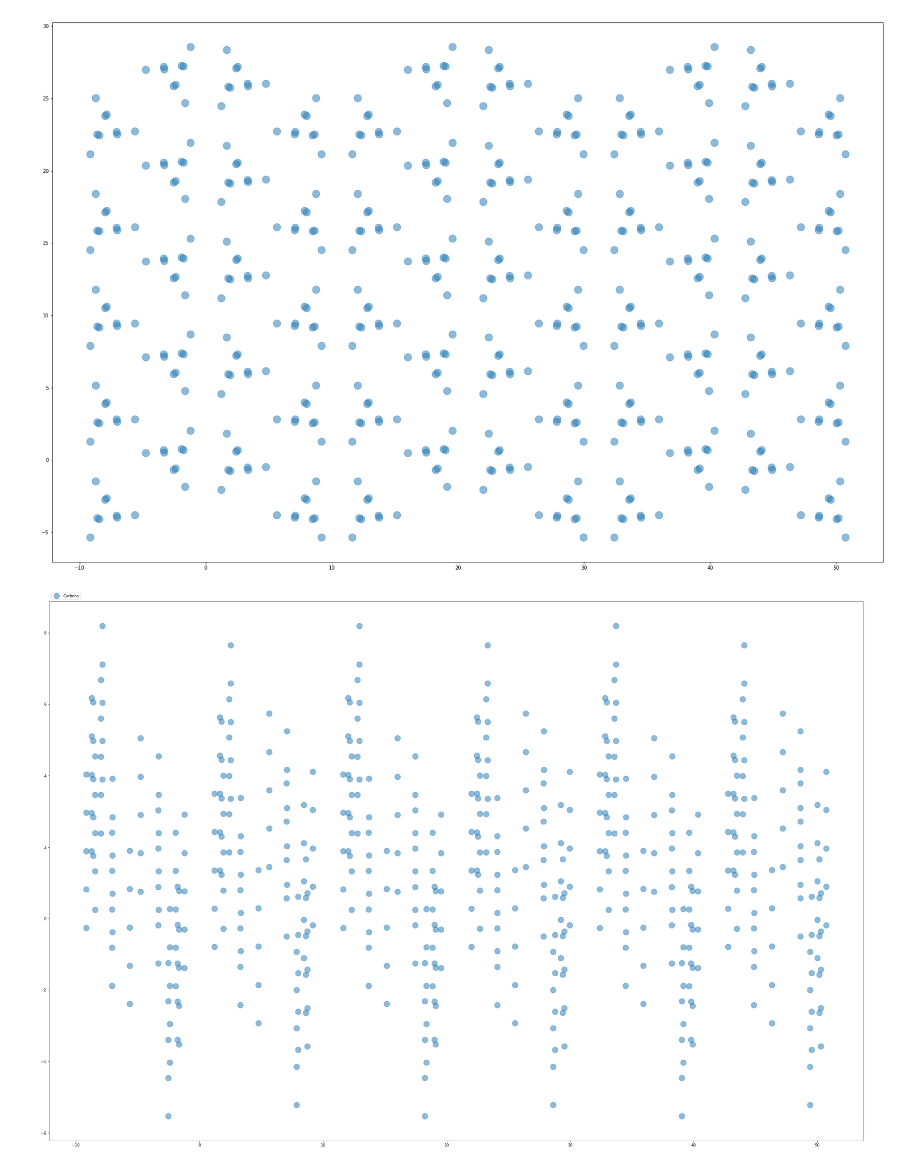
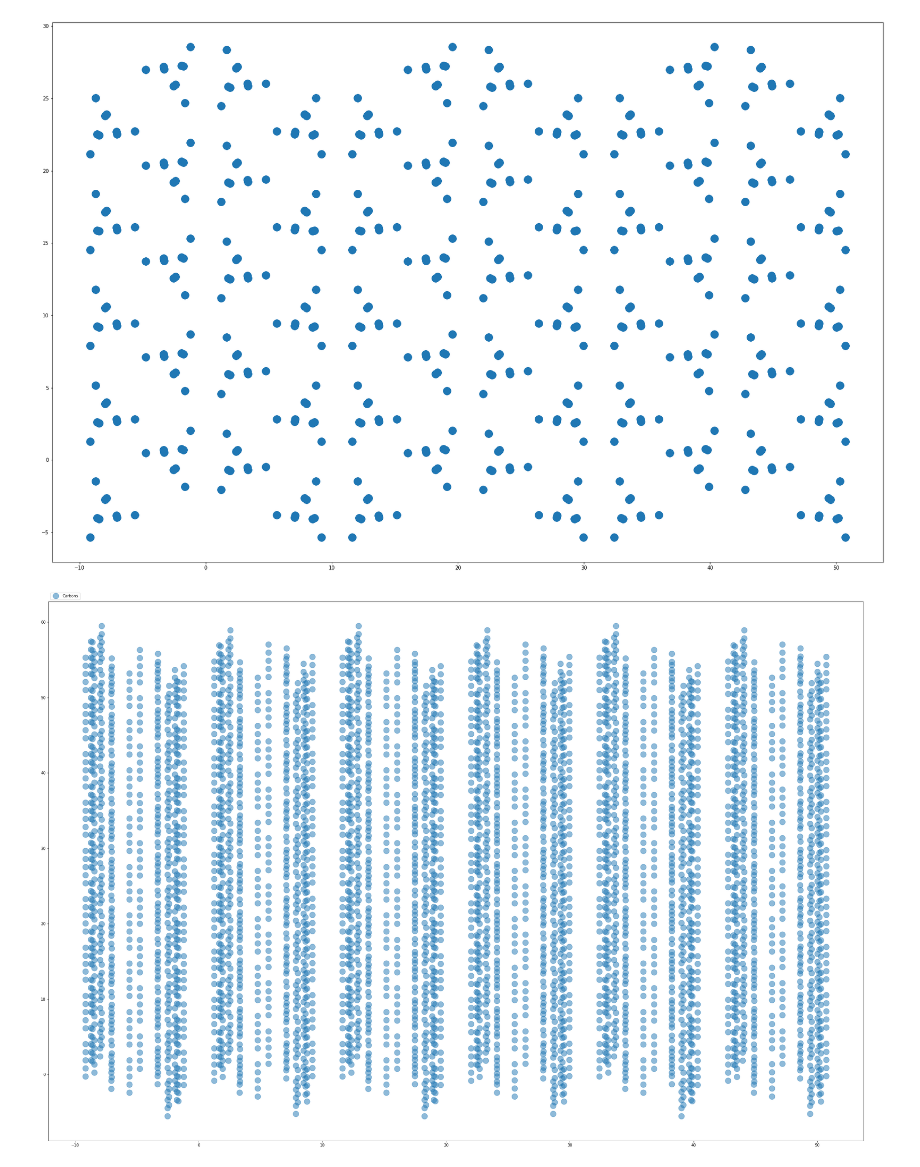
Before and after one commit to Omid-Eghlidos/Systematic-coarse-graining, a Jupyter notebook: Alpha_Carbons.ipynb, the cells around one changed output. Drawn from its saved outputs; the diff is of its cells as text; code cells hidden in the pictures.

```diff
--- a/Alpha_Carbons.ipynb
+++ b/Alpha_Carbons.ipynb
@@ -106,36 +106,36 @@ def crystal(a,b,c):
         Carbons[36*(a*j):36*(a*(j+1)),0] = Carbons[0:36*a,0]
         Carbons[36*(a*j):36*(a*(j+1)),1] = Carbons[0:36*a,1] + float(j)
         Carbons[36*(a*j):36*(a*(j+1)),2] = Carbons[0:36*a,2]
 
     for k in range(1,c):
         Carbons[36*(a*b*k):36*(a*b*(k+1)),0] = Carbons[0:36*a*b,0]
         Carbons[36*(a*b*k):36*(a*b*(k+1)),1] = Carbons[0:36*a*b,1]
         Carbons[36*(a*b*k):36*(a*b*(k+1)),2] = Carbons[0:36*a*b,2] + float(k)
 
     Carbons = numpy.dot(Carbons, unit_cell)
 
     return Carbons
 
 
 
 def plot_crystal(C):
     fig1 = pyplot.figure(figsize = (30,20))
     aC1 = pyplot.plot(C[:,1], C[:,0],'.', ms=30, alpha=0.5, label='Carbons')
 
     fig2 = pyplot.figure(figsize = (30,20))
     aC2 = pyplot.plot(C[:,1], C[:,2],'.', ms=30, alpha=0.5, label='Carbons')
 
     pyplot.legend(ncol=4, bbox_to_anchor=(0,1), loc='lower left')
     pyplot.tight_layout()
 
 CC = plot_unit_cell(C1)
 
-C = crystal(5,3,1)
+C = crystal(5,3,9)
 plot_crystal(C)
 # %% [output]
 [figure]
-[figure, old version]
+[figure, new version]
-[figure, old version]
+[figure, new version]
 # %%
 # Determine which carbn atoms are bonded to each other.
 def carbon_bonds(C):
```
Also changed, not shown: 1 other file.
